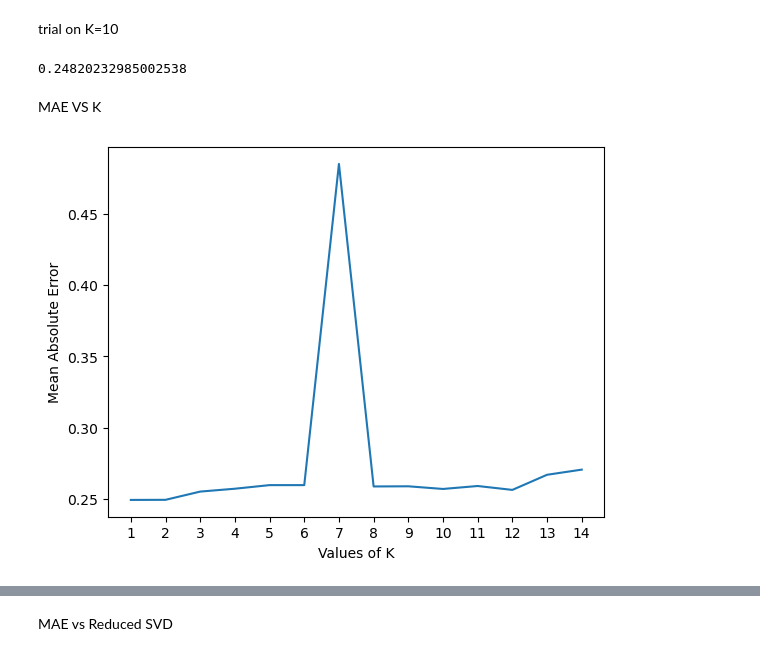
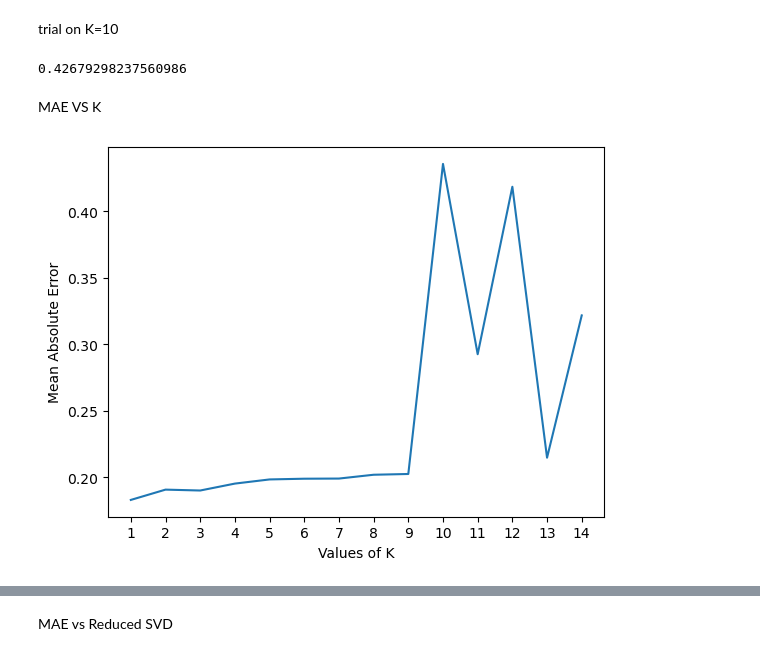
Before and after one commit to MnCSSJ4x/IIITB-Course-Recommendation-System, a Jupyter notebook: mainWithMean.ipynb, the cells around one changed output, grey strips where cells are left out. Drawn from its saved outputs; the diff is of its cells as text; code cells hidden in the pictures.

Commit message:
major bug fix use mainWithMean as the test client

```diff
--- a/mainWithMean.ipynb
+++ b/mainWithMean.ipynb
@@ -142,6 +153,6 @@ matrix.shape
 # %%
 from SVD import *
-u,s,sigma,V_trans = SVD(matrix)
+u,s,sigma,V_trans = ReducedSVD(matrix,2)
 # %%
 matrix_clean = u@sigma@V_trans
 matrix_clean = matrix_clean.astype('float')
@@ -368,8 +359,8 @@ for i in range(1,15):
     u,s,sigma,V_trans = ReducedSVD(matrix,to_remove=0)
     matrix_clean = u@sigma@V_trans
     matrix_clean = matrix_clean.astype('float')
-    y_pred = predict_for_dataset(X_test,kmeans_object,matrix_clean)
-    overall_val,per_point_val,y_sorted_actual = accuracy(y_pred,y_test)
+    y_pred = predict_for_dataset(X_train,kmeans_object,matrix_clean)
+    overall_val,per_point_val,y_sorted_actual = accuracy(y_pred,y_train)
     accuracy_list.append(overall_val)
 plt.plot(k,accuracy_list)
 plt.xlabel('Values of K')
@@ -426,11 +417,11 @@ for i in range(0,8):
     u,s,sigma,V_trans = ReducedSVD(matrix,to_remove=i)
     matrix_clean = u@sigma@V_trans
     matrix_clean = matrix_clean.astype('float')
-    y_pred = predict_for_dataset(X_test,kmeans_object,matrix_clean)
-    overall_val,per_point_val,y_sorted_actual = accuracy(y_pred,y_test)
+    y_pred = predict_for_dataset(X_train,kmeans_object,matrix_clean)
+    overall_val,per_point_val,y_sorted_actual = accuracy(y_pred,y_train)
     accuracy_list.append(overall_val)
 plt.plot(k,accuracy_list)
-plt.xlabel('Singular Values Removed for k=10')
+plt.xlabel('Singular Values Removed for best k')
 plt.ylabel('Accuracy')
 plt.xticks(np.arange(min(k), max(k)+1, 1.0))
 plt.yticks(np.arange(min(y_ticks),max(y_ticks)+1,5.0))
@@ -506,35 +497,35 @@ matrix,kmeans_object=cluster_to_matrix(X_train,y_train,10)
 u,s,sigma,V_trans = ReducedSVD(matrix,to_remove=i)
 matrix_clean = u@sigma@V_trans
 matrix_clean = matrix_clean.astype('float')
-y_pred = predict_for_dataset_unsorted(X_test,kmeans_object,matrix_clean)
+y_pred = predict_for_dataset_unsorted(X_train,kmeans_object,matrix_clean)
 from sklearn.metrics import mean_absolute_error
-mae = mean_absolute_error(y_test, y_pred)
+mae = mean_absolute_error(y_train, y_pred)
 print(mae)
 # %% [output]
-0.24820232985002538
+0.42679298237560986
 # %% [markdown]
 MAE VS K
 # %%
 mae_list = []
 k = range(1,15)
 # y_ticks = range(0,60)
 for i in range(1,15):
     matrix,kmeans_object=cluster_to_matrix(X_train,y_train,i)
     u,s,sigma,V_trans = ReducedSVD(matrix,to_remove=0)
     matrix_clean = u@sigma@V_trans
     matrix_clean = matrix_clean.astype('float')
-    y_pred = predict_for_dataset_unsorted(X_test,kmeans_object,matrix_clean)
+    y_pred = predict_for_dataset_unsorted(X_train,kmeans_object,matrix_clean)
     from sklearn.metrics import mean_absolute_error
-    mae = mean_absolute_error(y_test, y_pred)
+    mae = mean_absolute_error(y_train, y_pred)
     mae_list.append(mae)
 plt.plot(k,mae_list)
 plt.xlabel('Values of K')
 plt.ylabel('Mean Absolute Error')
 plt.xticks(np.arange(min(k), max(k)+1, 1.0))
 # plt.yticks(np.arange(min(y_ticks),max(y_ticks)+1,5.0))
 plt.show()
 # %% [output]
-[figure, old version]
+[figure, new version]
 # %%
 list_df = pd.DataFrame(list(k),columns=["Values of K"])
 acc_df = pd.DataFrame(mae_list,columns=["Mean Absolute Error"])
```
Also changed, not shown: parts of 22 cells of this notebook, 9 other files.
